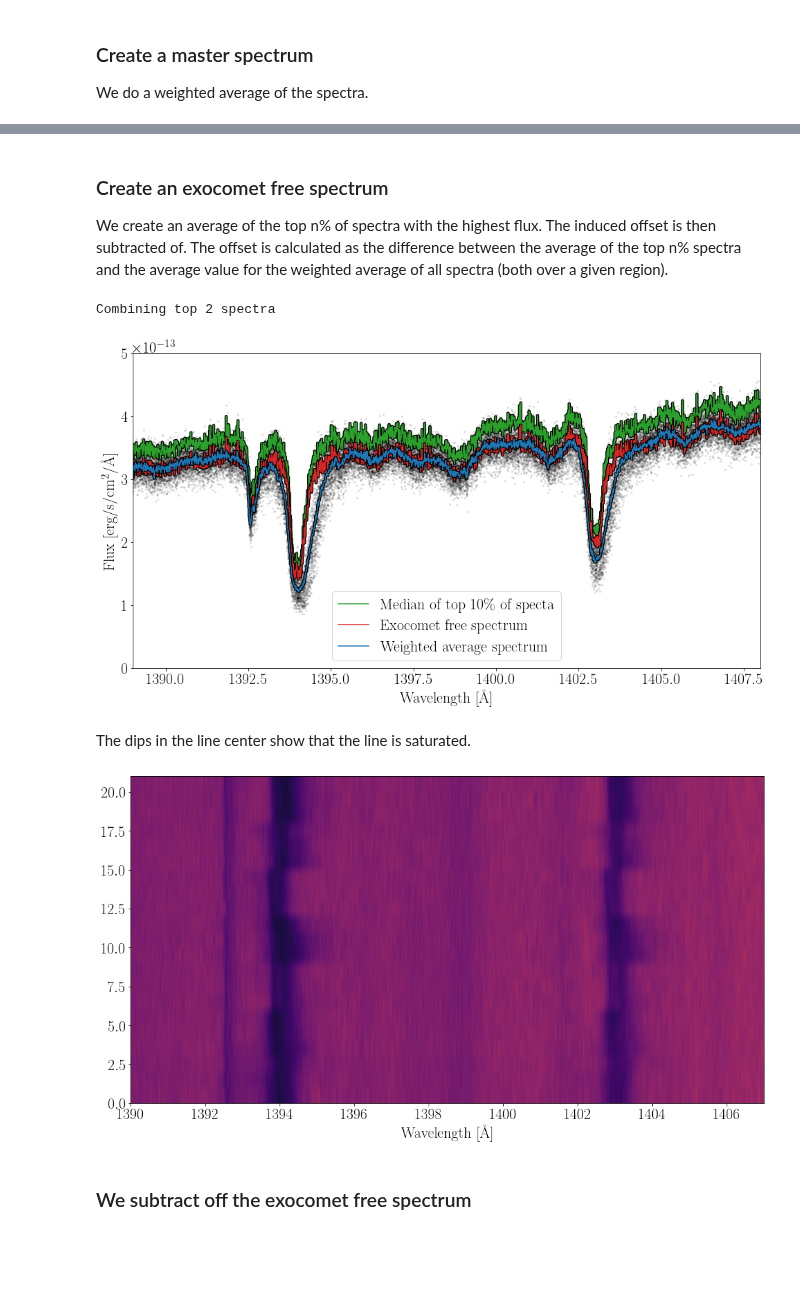
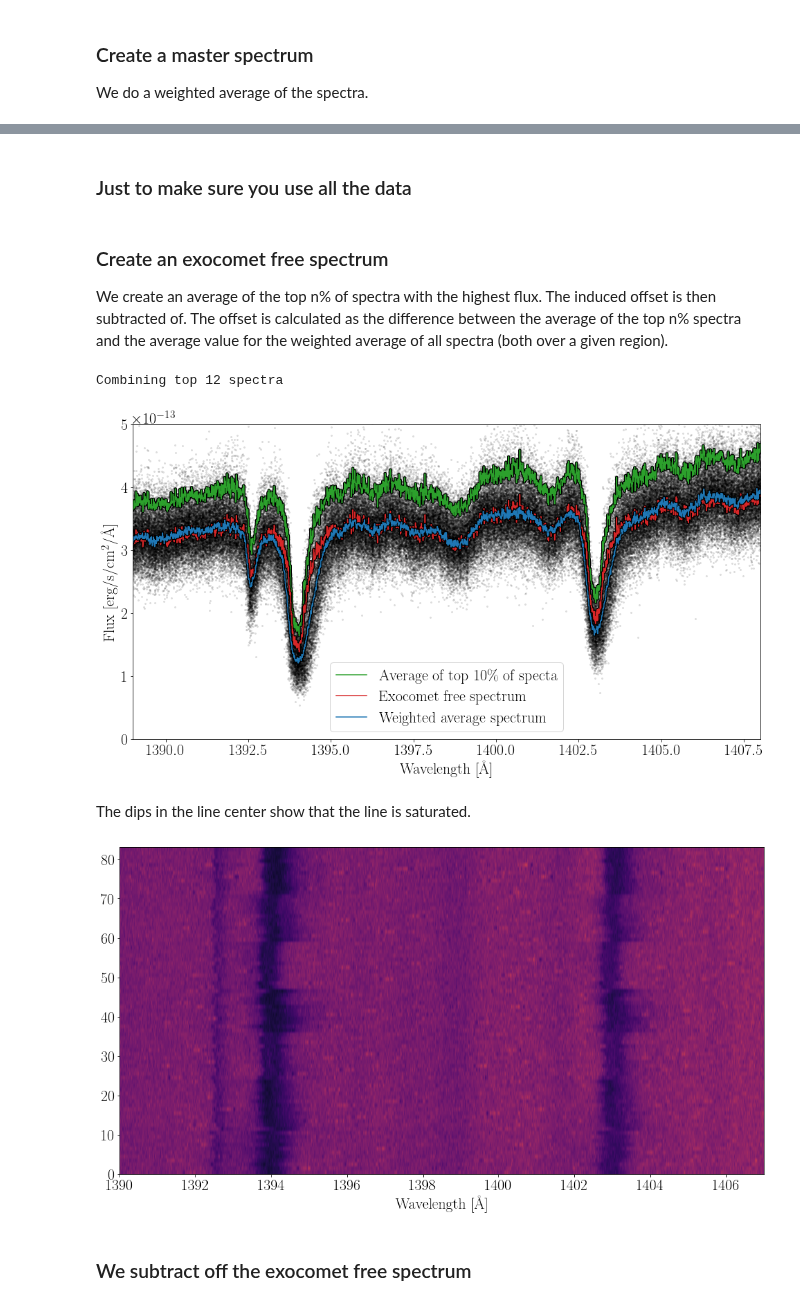
Before and after one commit to bdrdavies/exocomets, a Jupyter notebook: notebooks/exocomet_free_spectrum.ipynb, the cells around one changed output, grey strips where cells are left out. Saved outputs shown, nothing was run; the diff lists cells and outputs as text; code cells hidden in the pictures; blank space fills up the shorter version.

```diff
--- a/notebooks/exocomet_free_spectrum.ipynb
+++ b/notebooks/exocomet_free_spectrum.ipynb
@@ -93,0 +83,2 @@ if len(spec) < 83 and param["filenames"]["split_files"] == "yes":
+# %% [markdown]
+### Just to make sure you use all the data
@@ -103,14 +101,12 @@ w = DP[0][0][0]
 # Select the region which we can use to calculate the the standard devication of.
 if part == "A":
     # Create an exocomet free spectrum by taking the median of the top 20% of spectra
-    cut_off = 0.08
+    cut_off = 0.15
     s1, s2 = c.RegionSelect(w, 1396, 1401)
 else:
     cut_off = 0.10
     s1, s2 = c.RegionSelect(w, 1180, 1187)
     #s1, s2 = c.RegionSelect(w, 1284, 1286)
-
-
 
 # Calculate how many spectra are used to create the exocomet free spectrum
 top = round(len(spec)*cut_off)
@@ -146,7 +142,7 @@ ecf_old = threshold-np.average(np.std(spec, axis=0)[s1:s2])
 np.savez(home+'/data/ECF_'+part+'.npz', ecf, dtype=object)
 np.savez(home+'/data/ECF_'+part+'_err.npz', ecf_err, dtype=object)
 # %% [output]
-Combining top 2 spectra
+Combining top 12 spectra
 # %%
 # Setting the parameters for the plots
 plotting_params = {'backend': 'wxAgg',
@@ -163,35 +159,35 @@ plt.rcParams.update(plotting_params)
 # %%
 #%matplotlib widget
 #fig = plt.figure(figsize=(16.0,10.0))
 fig = plt.figure(figsize=(14.0,8.0))
 
 for i in range(len(DP)):
     for j in range(len(DP[i])):
         plt.scatter(DP[i][j][0],DP[i][j][1],c="black",alpha=0.1)
 #plt.step(DP[0][0][0],ecf_old,c="blue",alpha=0.5,label="ECF_old")
 plt.step(DP[0][0][0],spec_top_ave,color="black",lw="4")
-plt.step(DP[0][0][0],spec_top_ave,color="#2CA02C",label="Median of top 10\% of specta")
+plt.step(DP[0][0][0],spec_top_ave,color="#2CA02C",label="Average of top 10\% of specta")
 plt.step(DP[0][0][0],ecf,color="black",lw="4")
 plt.step(DP[0][0][0],ecf,color="#D62728",label="Exocomet free spectrum")
 plt.step(DP[0][0][0],spec_w_ave,color="black",lw="4")
 plt.step(DP[0][0][0],spec_w_ave,label="Weighted average spectrum")
 
 if part == "A":
     plt.legend(loc='lower center', numpoints=1)
     plt.xlim(1389,1408)
     plt.ylim(0,5e-13)
 else:
     plt.legend(loc='upper right', numpoints=1)
     #plt.xlim(1171,1210)
     #plt.ylim(0,5e-14)
 
 
 plt.xlabel(r'Wavelength [\AA]')
 plt.ylabel(r'Flux [erg/s/cm$^2$/\AA]')
 fig.tight_layout()
 plt.savefig(home+'/plots/presentation/SiIV_spectra.jpg',dpi=150)
 # %% [output]
-[figure, old version]
+[figure, new version]
 # %% [markdown]
 The dips in the line center show that the line is saturated.
 # %%
@@ -230,7 +226,7 @@ plt.xlim(1390,1407)
 fig.tight_layout()
 plt.savefig(home+'/plots/presentation/spectra_'+part+'_blue.jpg',dpi=150)
 # %% [output]
-[figure, old version]
+[figure, new version]
 # %% [markdown]
 ### We subtract off the exocomet free spectrum
 # %%
```
Also changed, not shown: parts of 6 cells of this notebook, 2 other files.
